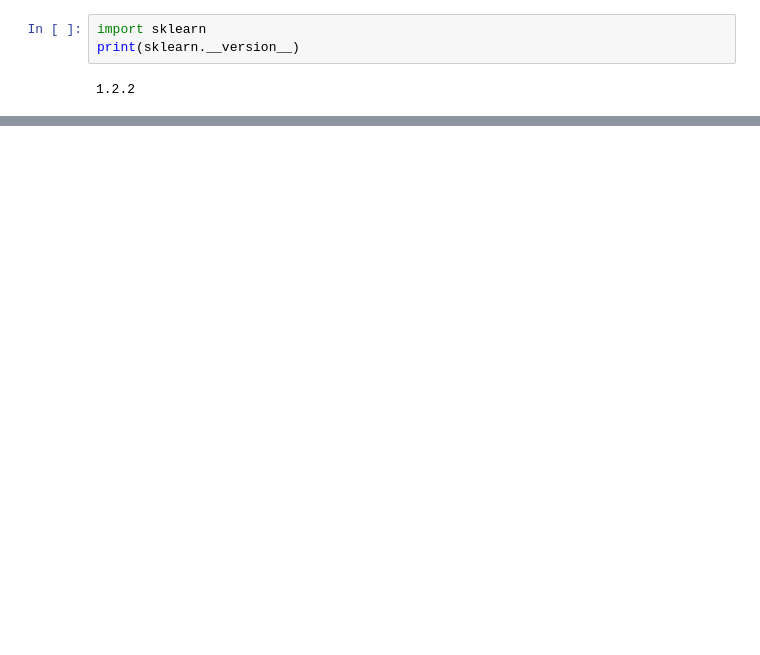
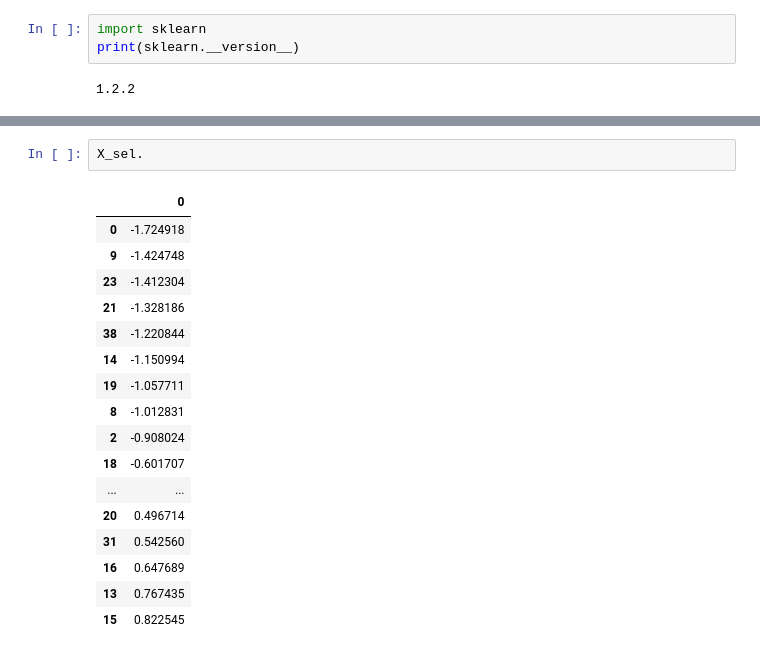
Before and after one commit to germanlinux/notebooks, a Jupyter notebook: python_datasc/delete_row.ipynb, the cells around one changed output, grey strips where cells are left out. Saved outputs shown, nothing was run; the diff lists cells and outputs as text; blank space fills up the shorter version.

```diff
--- a/python_datasc/delete_row.ipynb
+++ b/python_datasc/delete_row.ipynb
@@ -173,0 +239,20 @@ print(sklearn.__version__)
+# %%
+X_sel.
+# %% [output]
+|  | 0 |
+| 0 | -1.724918 |
+| 9 | -1.424748 |
+| 23 | -1.412304 |
+| 21 | -1.328186 |
+| 38 | -1.220844 |
+| 14 | -1.150994 |
+| 19 | -1.057711 |
+| 8 | -1.012831 |
+| 2 | -0.908024 |
+| 18 | -0.601707 |
+| ... | ... |
+| 20 | 0.496714 |
+| 31 | 0.542560 |
+| 16 | 0.647689 |
+| 13 | 0.767435 |
+| 15 | 0.822545 |
```
Also changed, not shown: parts of 23 cells of this notebook.
